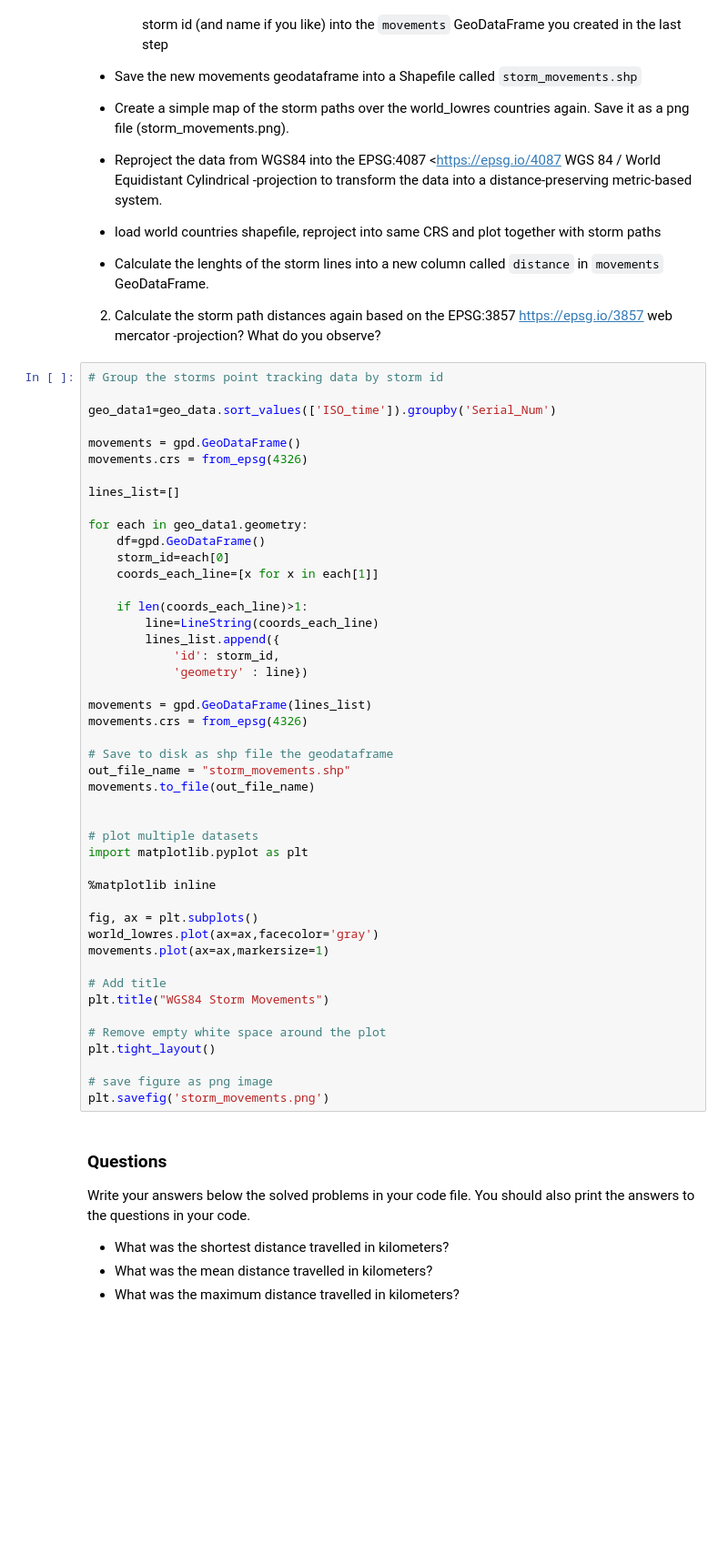
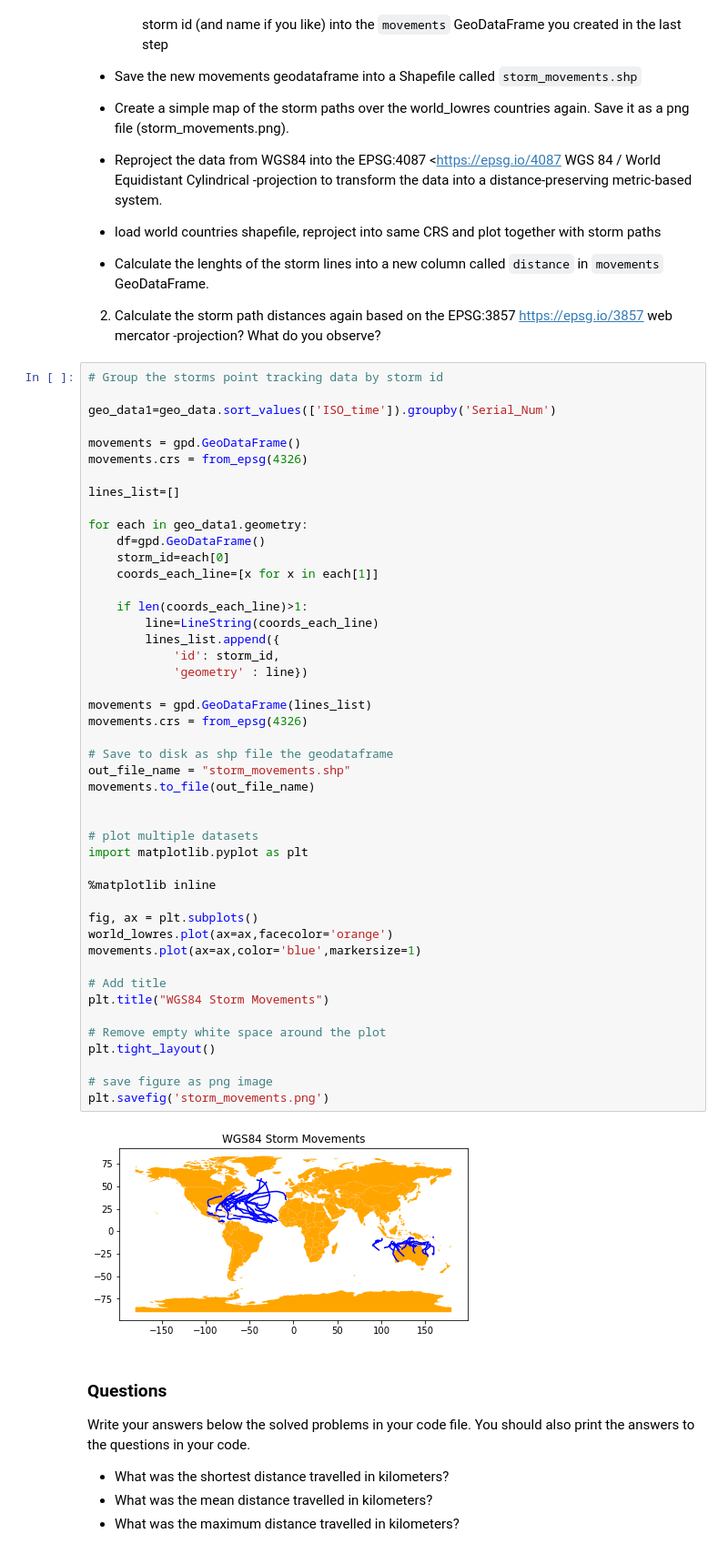
Before and after one commit to Bakhtiyar-Garashov/GeoPython2020, a Jupyter notebook: Assignment2/assignment2.ipynb, the cells around one changed output. Shown: that part at 91% size. Saved outputs shown, nothing was run; the diff lists cells and outputs as text; blank space fills up the shorter version.

```diff
--- a/Assignment2/assignment2.ipynb
+++ b/Assignment2/assignment2.ipynb
@@ -243,35 +243,37 @@ for each in geo_data1.geometry:
 
     if len(coords_each_line)>1:
         line=LineString(coords_each_line)
         lines_list.append({
             'id': storm_id,
             'geometry' : line})
 
 movements = gpd.GeoDataFrame(lines_list)
 movements.crs = from_epsg(4326)
 
 # Save to disk as shp file the geodataframe
 out_file_name = "storm_movements.shp"
 movements.to_file(out_file_name)
 
 
 # plot multiple datasets
 import matplotlib.pyplot as plt
 
 %matplotlib inline
 
 fig, ax = plt.subplots()
-world_lowres.plot(ax=ax,facecolor='gray')
-movements.plot(ax=ax,markersize=1)
+world_lowres.plot(ax=ax,facecolor='orange')
+movements.plot(ax=ax,color='blue',markersize=1)
 
 # Add title
 plt.title("WGS84 Storm Movements")
 
 # Remove empty white space around the plot
 plt.tight_layout()
 
 # save figure as png image
 plt.savefig('storm_movements.png')
+# %% [output]
+[figure, added]
 # %% [markdown]
 ### Questions
 
```
Also changed, not shown: 1 other file.
